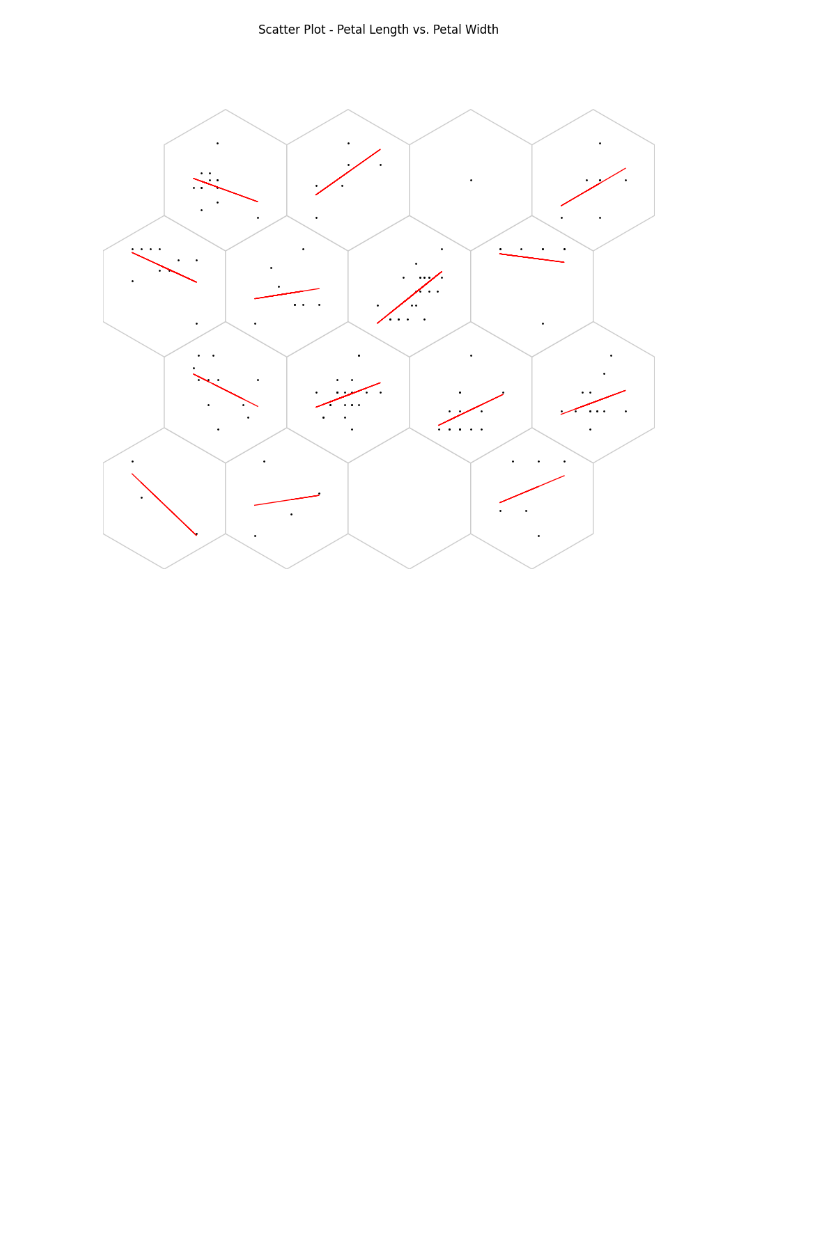
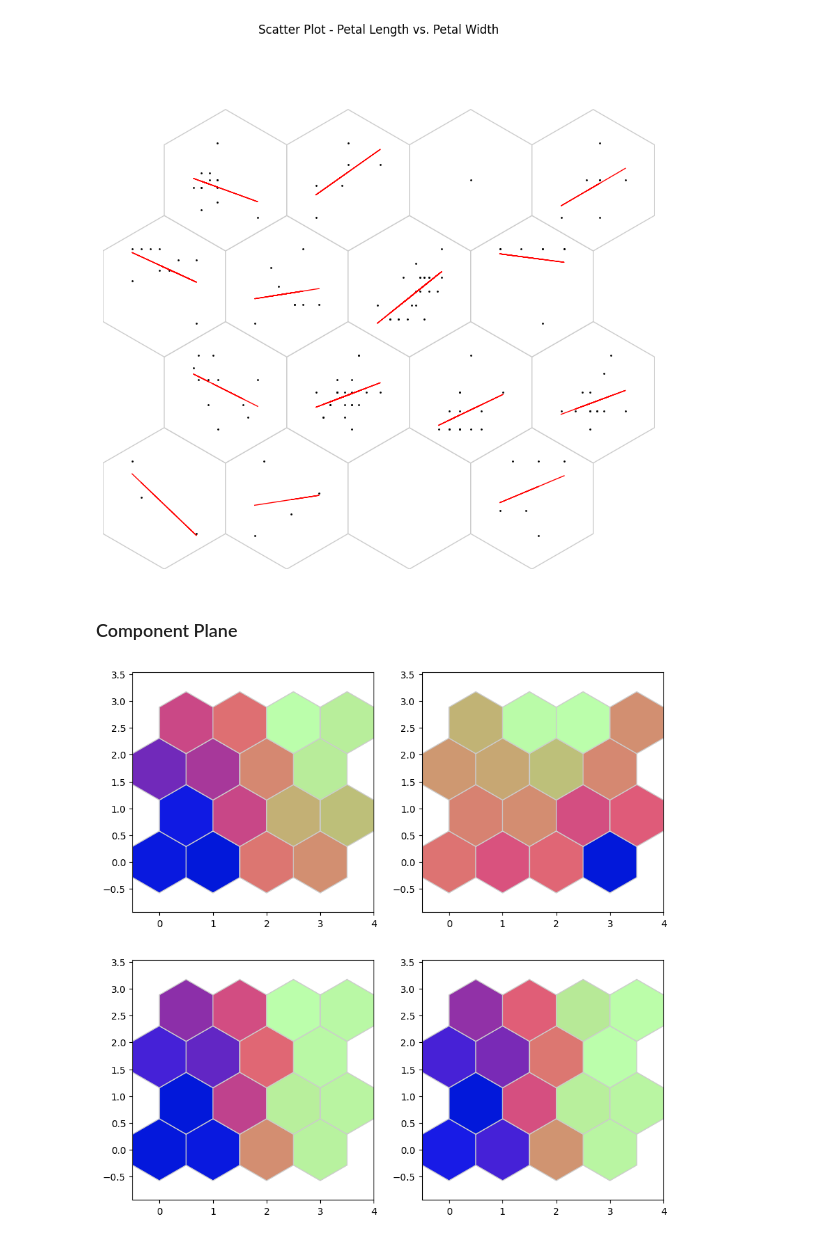
Before and after one commit to amir-jafari/SOM, a Jupyter notebook: examples/Tabular/Iris/notebook/iris_generic_plots.ipynb, the cells around one changed output. Cells and saved outputs as stored; diff of their text form; code cells hidden in the pictures; blank space fills up the shorter version.

```diff
--- a/examples/Tabular/Iris/notebook/iris_generic_plots.ipynb
+++ b/examples/Tabular/Iris/notebook/iris_generic_plots.ipynb
@@ -391,3 +391,9 @@ plt.suptitle("Scatter Plot - Petal Length vs. Petal Width")
 plt.show()
 # %% [output]
 [figure]
+# %% [markdown]
+### Component Plane
+# %%
+som.plot('component_planes', data_dict)
+# %% [output]
+[figure, added]
```
Also changed, not shown: parts of 1 cell of this notebook.
